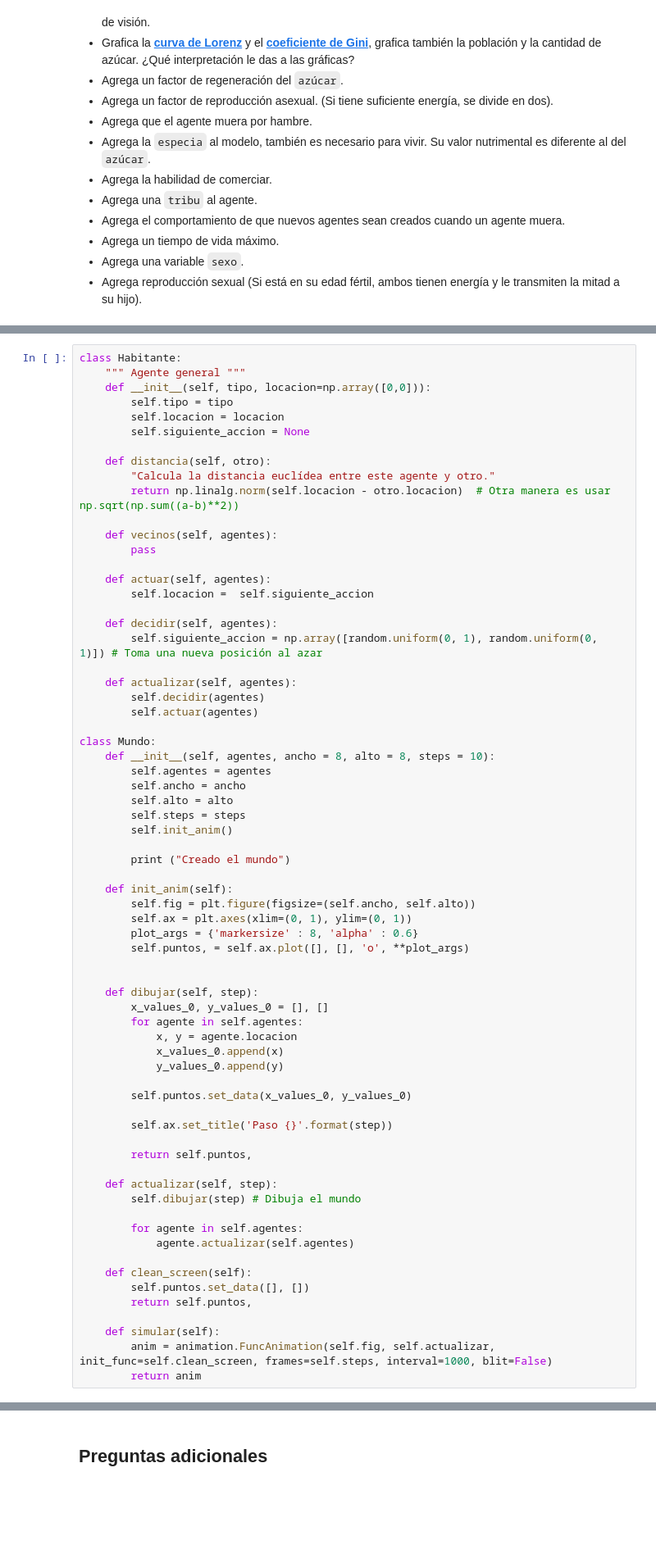
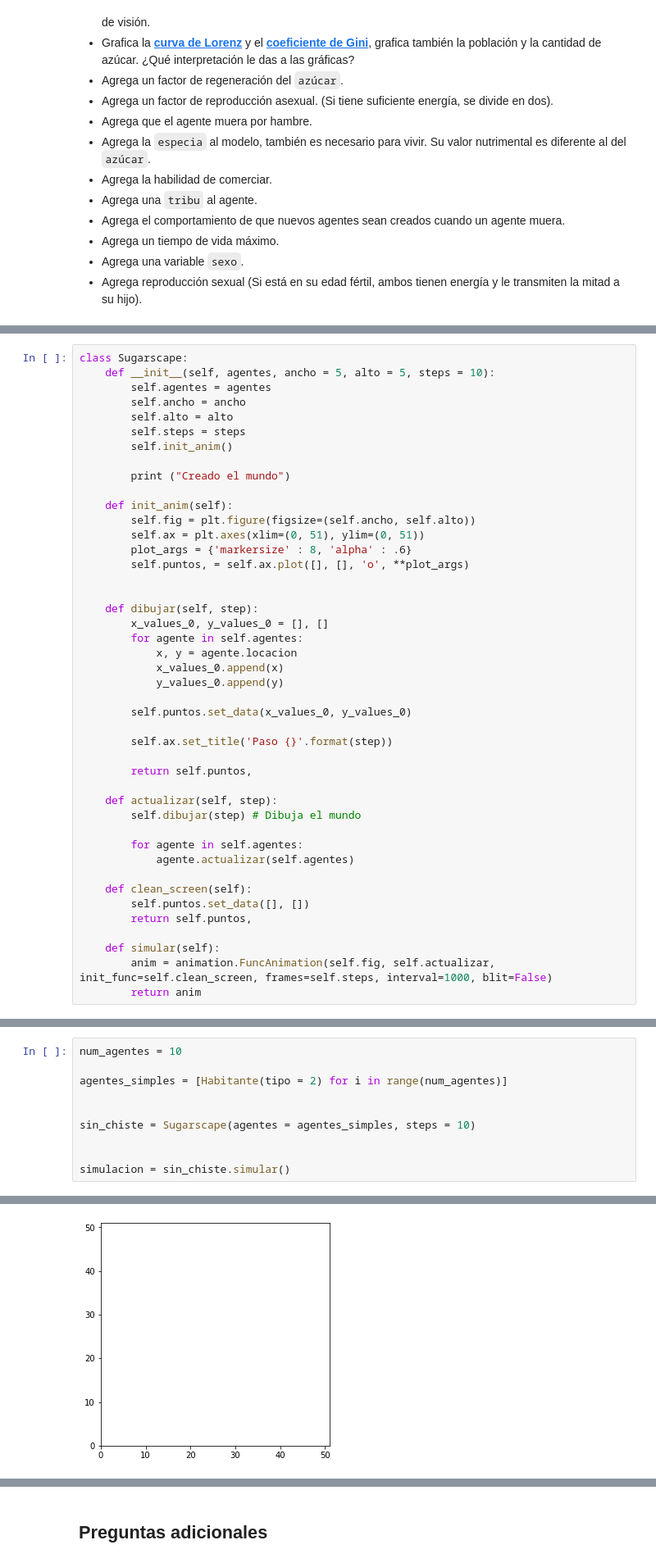
Before and after one commit to Skalas/Matematicas-computacionales-fall2020, a Jupyter notebook: alumnos/Aranza/Proyecto/azucar_sociedad-Copy1.ipynb, the cells around one changed output, grey strips where cells are left out. Shown: that part at 82% size. Cells and saved outputs as stored; diff of their text form; blank space fills up the shorter version.

```diff
--- a/alumnos/Aranza/Proyecto/azucar_sociedad-Copy1.ipynb
+++ b/alumnos/Aranza/Proyecto/azucar_sociedad-Copy1.ipynb
@@ -37,30 +69,6 @@ El modelo original es el primer modelo de agentes a gran escala y ocurría en un
 # %%
-class Habitante:
-    """ Agente general """
-    def __init__(self, tipo, locacion=np.array([0,0])):
-        self.tipo = tipo
-        self.locacion = locacion
-        self.siguiente_accion = None
-
-    def distancia(self, otro):
-        "Calcula la distancia euclídea entre este agente y otro."
-        return np.linalg.norm(self.locacion - otro.locacion)  # Otra manera es usar np.sqrt(np.sum((a-b)**2))
-
-    def vecinos(self, agentes):
-        pass
-
-    def actuar(self, agentes):
-        self.locacion =  self.siguiente_accion
-
-    def decidir(self, agentes):
-        self.siguiente_accion = np.array([random.uniform(0, 1), random.uniform(0, 1)]) # Toma una nueva posición al azar
-
-    def actualizar(self, agentes):
-        self.decidir(agentes)
-        self.actuar(agentes)
-
-class Mundo:
-    def __init__(self, agentes, ancho = 8, alto = 8, steps = 10):
+class Sugarscape:
+    def __init__(self, agentes, ancho = 5, alto = 5, steps = 10):
         self.agentes = agentes
         self.ancho = ancho
         self.alto = alto
@@ -71,8 +79,8 @@ class Mundo:
 
     def init_anim(self):
         self.fig = plt.figure(figsize=(self.ancho, self.alto))
-        self.ax = plt.axes(xlim=(0, 1), ylim=(0, 1))
-        plot_args = {'markersize' : 8, 'alpha' : 0.6}
+        self.ax = plt.axes(xlim=(0, 51), ylim=(0, 51))
+        plot_args = {'markersize' : 8, 'alpha' : .6}
         self.puntos, = self.ax.plot([], [], 'o', **plot_args)
 
 
@@ -104,0 +482,11 @@ class Mundo:
+# %%
+num_agentes = 10
+
+agentes_simples = [Habitante(tipo = 2) for i in range(num_agentes)]
+
+
+sin_chiste = Sugarscape(agentes = agentes_simples, steps = 10)
+
+
+simulacion = sin_chiste.simular()
+# %% [output]
@@ -104,0 +494 @@ class Mundo:
+[figure, added]
```
Also changed, not shown: parts of 6 cells of this notebook, 1 other file.
